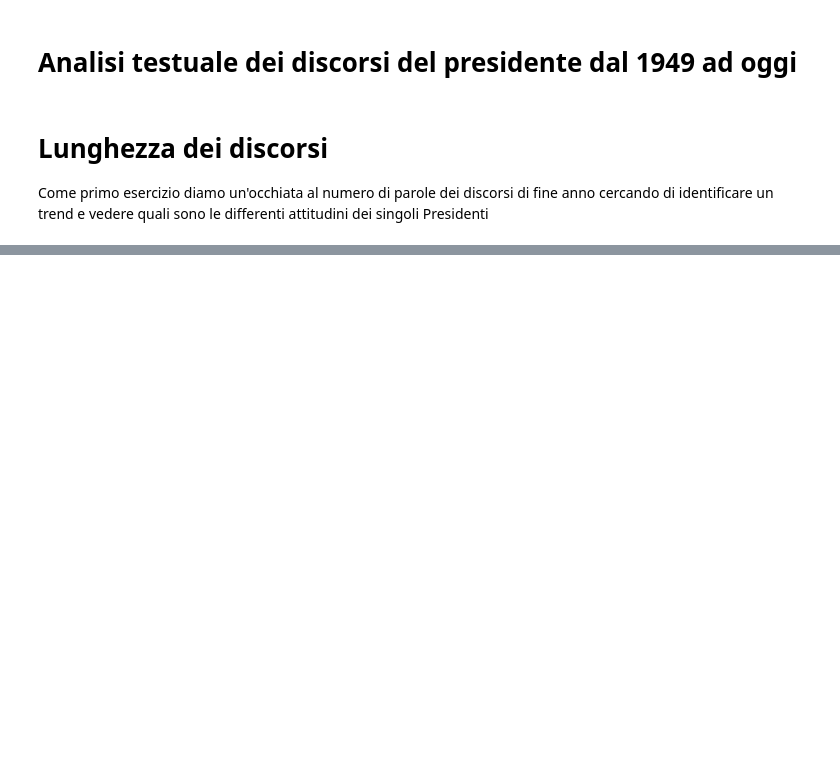
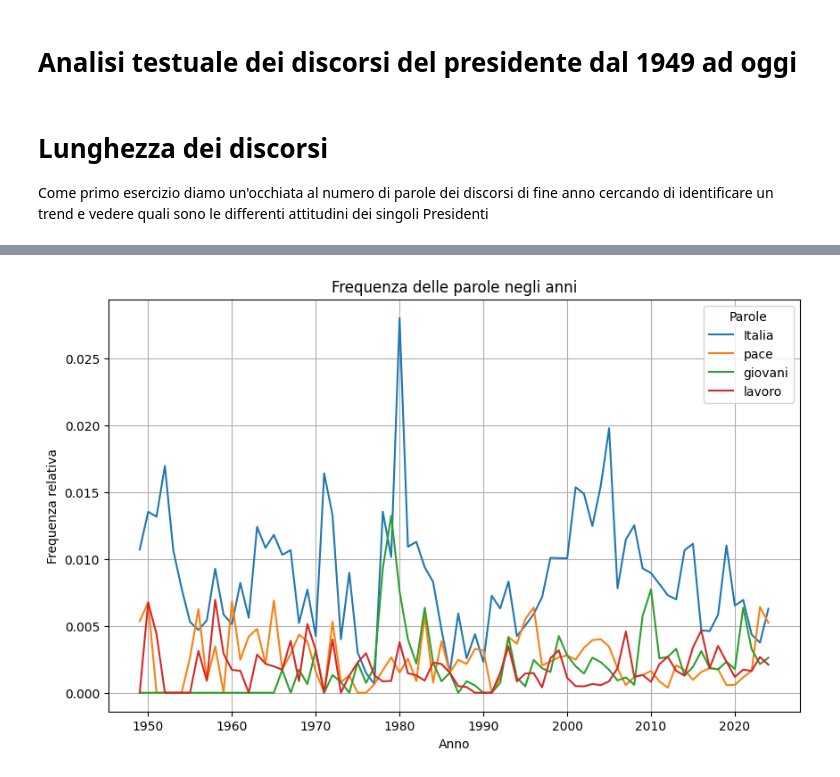
Before and after one commit to inFigures/Discorsi-di-fine-anno, a Jupyter notebook: analisi.ipynb, the cells around one changed output, grey strips where cells are left out. Drawn from its saved outputs; the diff is of its cells as text; code cells hidden in the pictures; blank space fills up the shorter version.

```diff
--- a/analisi.ipynb
+++ b/analisi.ipynb
@@ -100,0 +167,29 @@ fig.write_html("dfa_num_parole.html")
+# %%
+# Decidere con cura le parole di interesse
+parole_interesse = ["Italia", "pace", "giovani", "lavoro"]
+# %%
+# Inizializza una lista vuota per contenere i dati delle occorrenze relative
+dati_occorrenze_relative = []
+
+for anno in elenco_discorsi['Anno']:
+    discorso = elenco_discorsi[elenco_discorsi['Anno'] == anno]['Discorso'].values[0]
+    numero_parole = len(discorso.split())
+    occorrenze_relative = {'Anno': anno}
+
+    # Conta le occorrenze relative di ciascuna parola di interesse nel discorso
+    for parola in parole_interesse:
+        # Conta quante volte la parola appare nel discorso
+        occorrenze_assolute = discorso.lower().count(parola.lower())
+
+        # Calcola la frequenza relativa della parola
+        frequenza_relativa = occorrenze_assolute / numero_parole
+        occorrenze_relative[parola] = frequenza_relativa
+
+    # Aggiungi il dizionario con le occorrenze relative alla lista
+    dati_occorrenze_relative.append(occorrenze_relative)
+
+# DataFrame delle occorrenze relative
+df_occorrenze_relative = pd.DataFrame(dati_occorrenze_relative)
+
+# Impostiamo l'anno come indice
+df_occorrenze_relative.set_index('Anno', inplace=True)
@@ -100,0 +213,16 @@ fig.write_html("dfa_num_parole.html")
+# %%
+# Grafico a linee per ciascuna parola
+plt.figure(figsize=(10, 6))
+
+for parola in parole_interesse:
+    plt.plot(df_occorrenze_relative.index, df_occorrenze_relative[parola], label=parola)
+
+plt.title('Frequenza delle parole negli anni')
+plt.xlabel('Anno')
+plt.ylabel('Frequenza relativa')
+plt.legend(title='Parole')
+
+plt.grid(True)
+plt.show()
+# %% [output]
+[figure, added]
```
Also changed, not shown: parts of 13 cells of this notebook, 3 other files.
